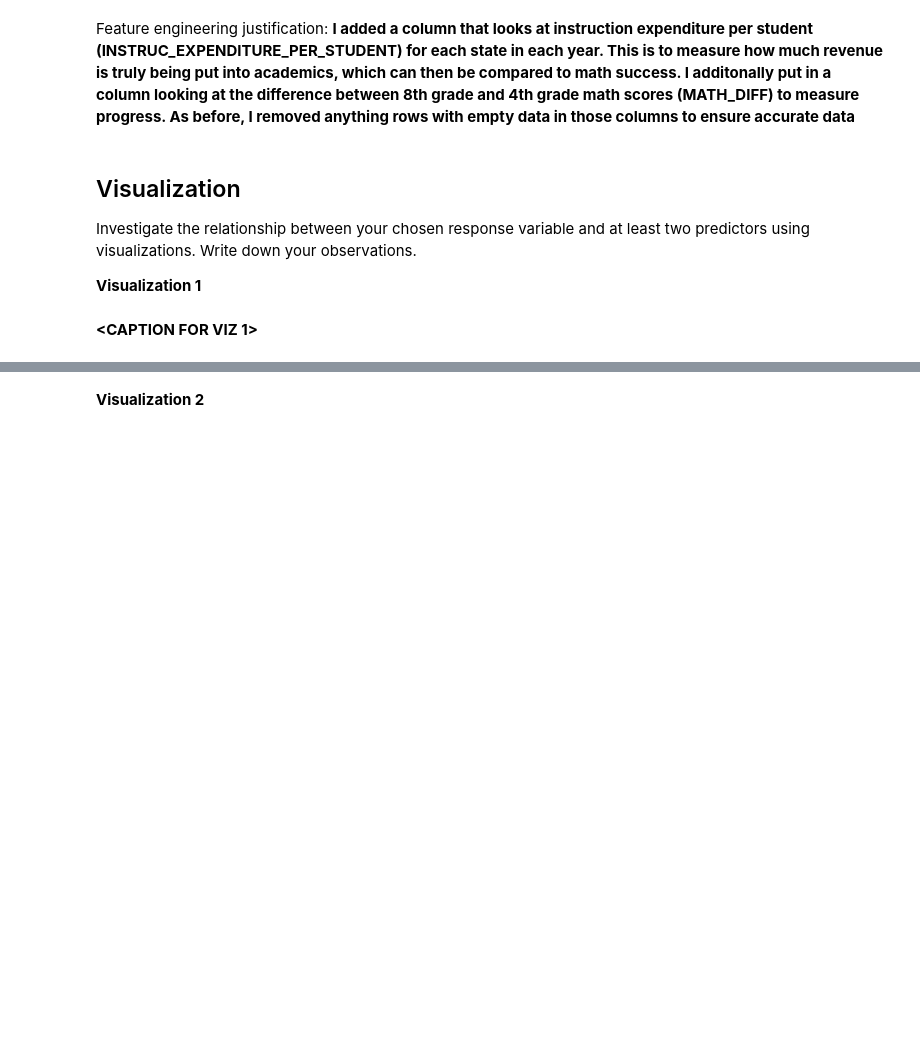
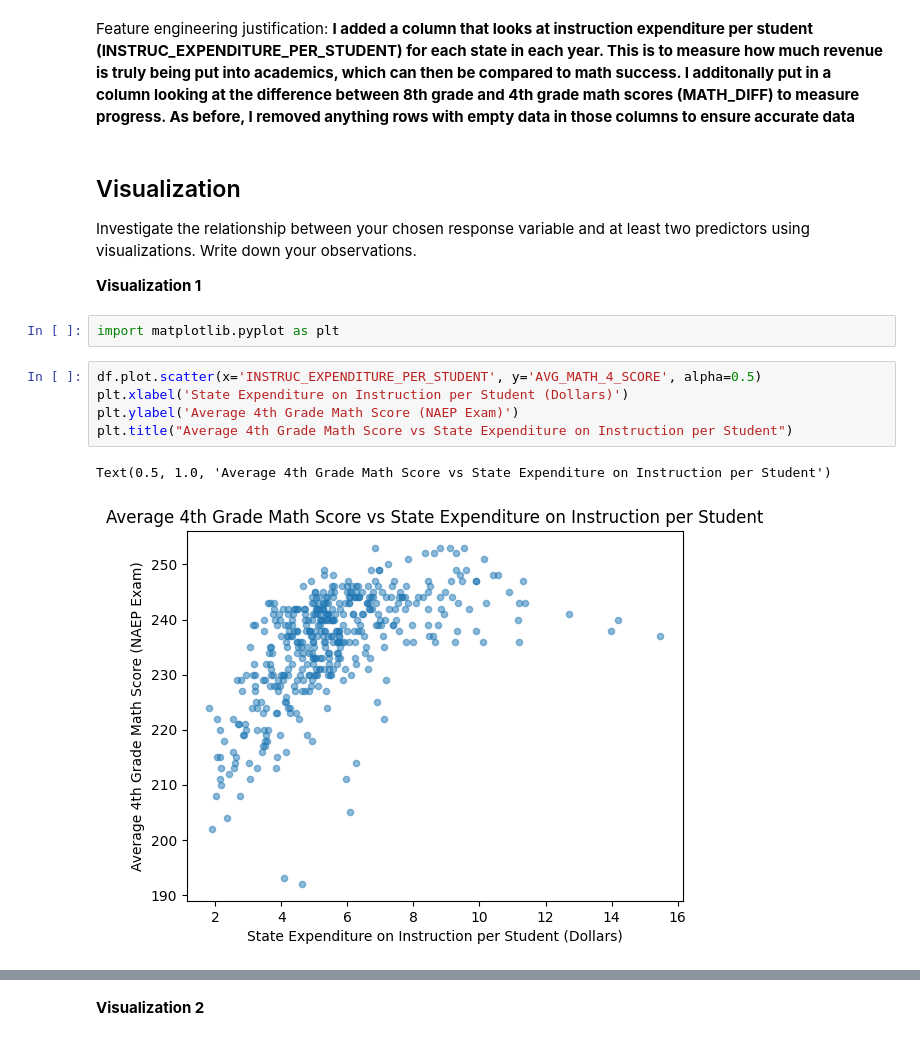
Before and after one commit to jdhirsch/MDST-Tutorial, a Jupyter notebook: tutorial1/checkpoint1.ipynb, the cells around one changed output, grey strips where cells are left out. Saved outputs shown, nothing was run; the diff lists cells and outputs as text; blank space fills up the shorter version.

```diff
--- a/tutorial1/checkpoint1.ipynb
+++ b/tutorial1/checkpoint1.ipynb
@@ -173,5 +173,13 @@ Feature engineering justification: **I added a column that looks at instruction
 Investigate the relationship between your chosen response variable and at least two predictors using visualizations. Write down your observations.
 
 **Visualization 1**
-# %% [markdown]
-**<CAPTION FOR VIZ 1>**
+# %%
+import matplotlib.pyplot as plt
+# %%
+df.plot.scatter(x='INSTRUC_EXPENDITURE_PER_STUDENT', y='AVG_MATH_4_SCORE', alpha=0.5)
+plt.xlabel('State Expenditure on Instruction per Student (Dollars)')
+plt.ylabel('Average 4th Grade Math Score (NAEP Exam)')
+plt.title("Average 4th Grade Math Score vs State Expenditure on Instruction per Student")
+# %% [output]
+Text(0.5, 1.0, 'Average 4th Grade Math Score vs State Expenditure on Instruction per Student')
+[figure, added]
```
Also changed, not shown: parts of 11 cells of this notebook, 1 other file.
